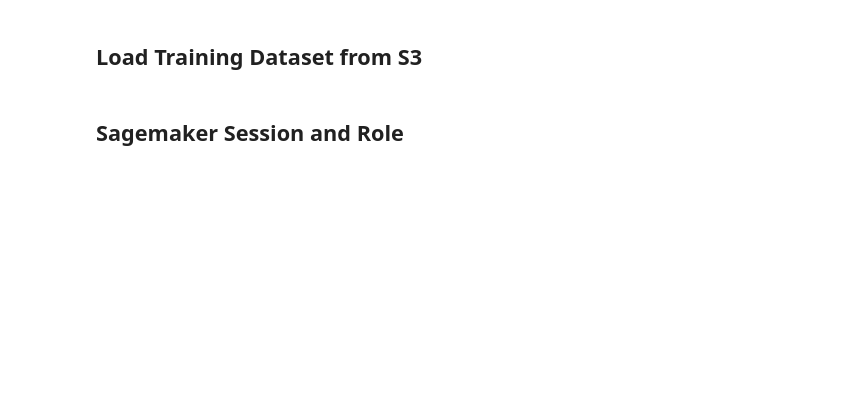
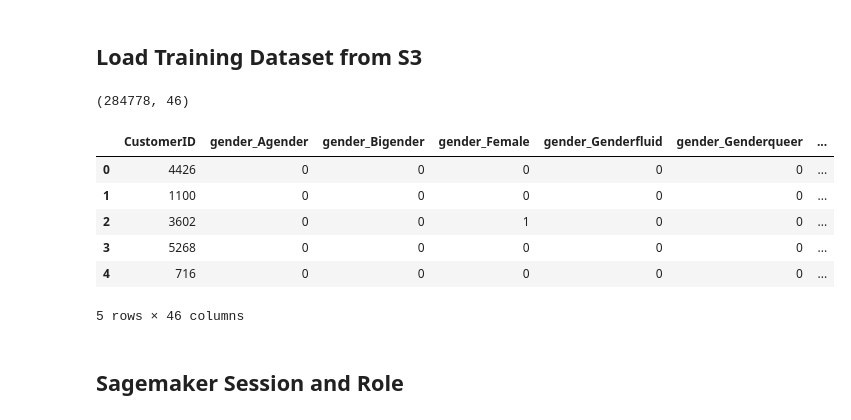
Before and after one commit to taradehdari/ads508-team6-project, a Jupyter notebook: modelTraining/modelTraining.ipynb, the cells around one changed output. Drawn from its saved outputs; the diff is of its cells as text; code cells hidden in the pictures; blank space fills up the shorter version.

```diff
--- a/modelTraining/modelTraining.ipynb
+++ b/modelTraining/modelTraining.ipynb
@@ -25,6 +35,20 @@ from sagemaker.deserializers import JSONDeserializer
 ## Load Training Dataset from S3
 # %%
 train_df = pd.read_csv('s3://team6datasets/splitDatasets/train.csv')
+# %%
+train_df.shape
+# %% [output]
+(284778, 46)
+# %%
+train_df.head()
+# %% [output]
+|  | CustomerID | gender_Agender | gender_Bigender | gender_Female | gender_Genderfluid | gender_Genderqueer | ... |
+| 0 | 4426 | 0 | 0 | 0 | 0 | 0 | ... |
+| 1 | 1100 | 0 | 0 | 0 | 0 | 0 | ... |
+| 2 | 3602 | 0 | 0 | 1 | 0 | 0 | ... |
+| 3 | 5268 | 0 | 0 | 0 | 0 | 0 | ... |
+| 4 | 716 | 0 | 0 | 0 | 0 | 0 | ... |
+5 rows × 46 columns
 # %% [markdown]
 ## Sagemaker Session and Role
 # %%
```
Also changed, not shown: parts of 26 cells of this notebook, 1 other file.
